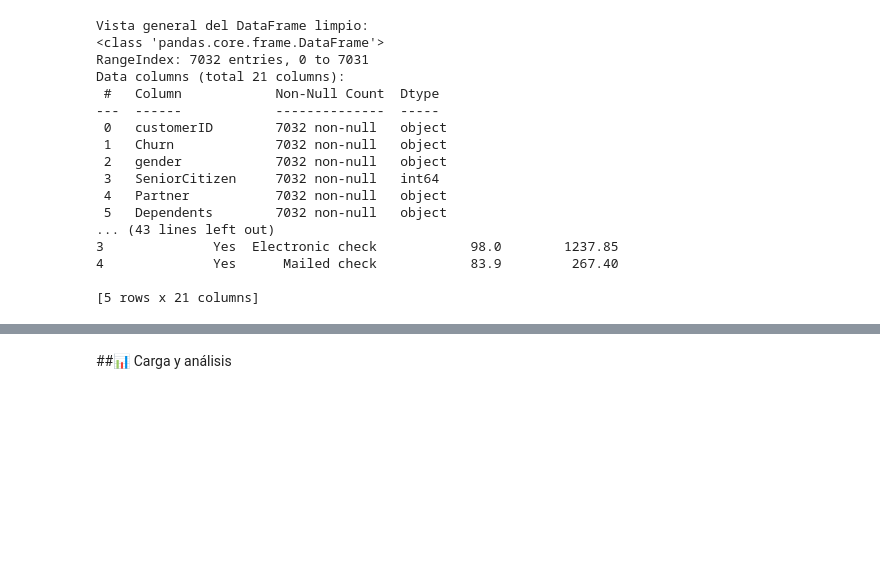
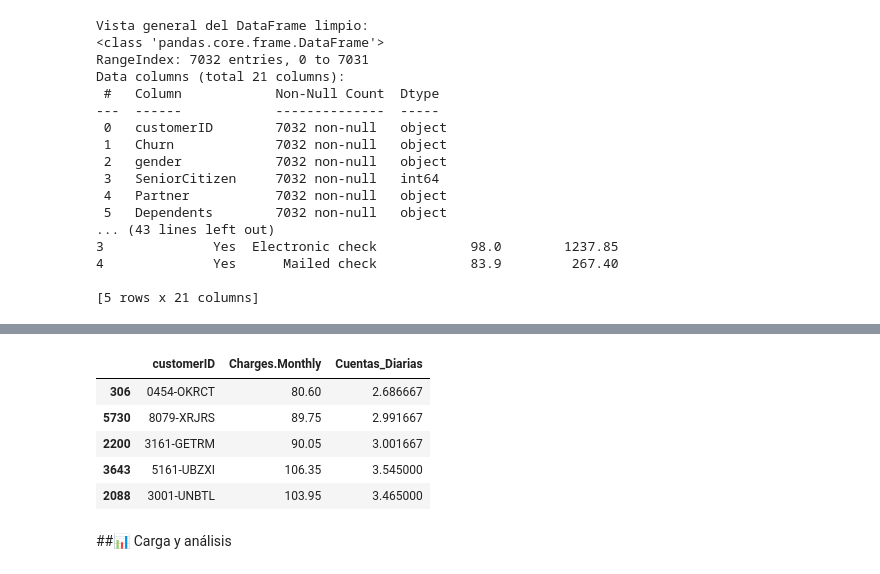
Before and after one commit to JonathanPuertaG/Challenge2-TelecomX, a Jupyter notebook: Challenge_Telecom_X.ipynb, the cells around one changed output, grey strips where cells are left out. Drawn from its saved outputs; the diff is of its cells as text; code cells hidden in the pictures; blank space fills up the shorter version.

```diff
--- a/Challenge_Telecom_X.ipynb
+++ b/Challenge_Telecom_X.ipynb
@@ -206,2 +219,11 @@ Data columns (total 21 columns):
+# %%
+df_final[['customerID', 'Charges.Monthly', 'Cuentas_Diarias']].sample(5)
+# %% [output]
+|  | customerID | Charges.Monthly | Cuentas_Diarias |
+| 306 | 0454-OKRCT | 80.60 | 2.686667 |
+| 5730 | 8079-XRJRS | 89.75 | 2.991667 |
+| 2200 | 3161-GETRM | 90.05 | 3.001667 |
+| 3643 | 5161-UBZXI | 106.35 | 3.545000 |
+| 2088 | 3001-UNBTL | 103.95 | 3.465000 |
 # %% [markdown]
 ##📊 Carga y análisis
```
Also changed, not shown: parts of 6 cells of this notebook.
